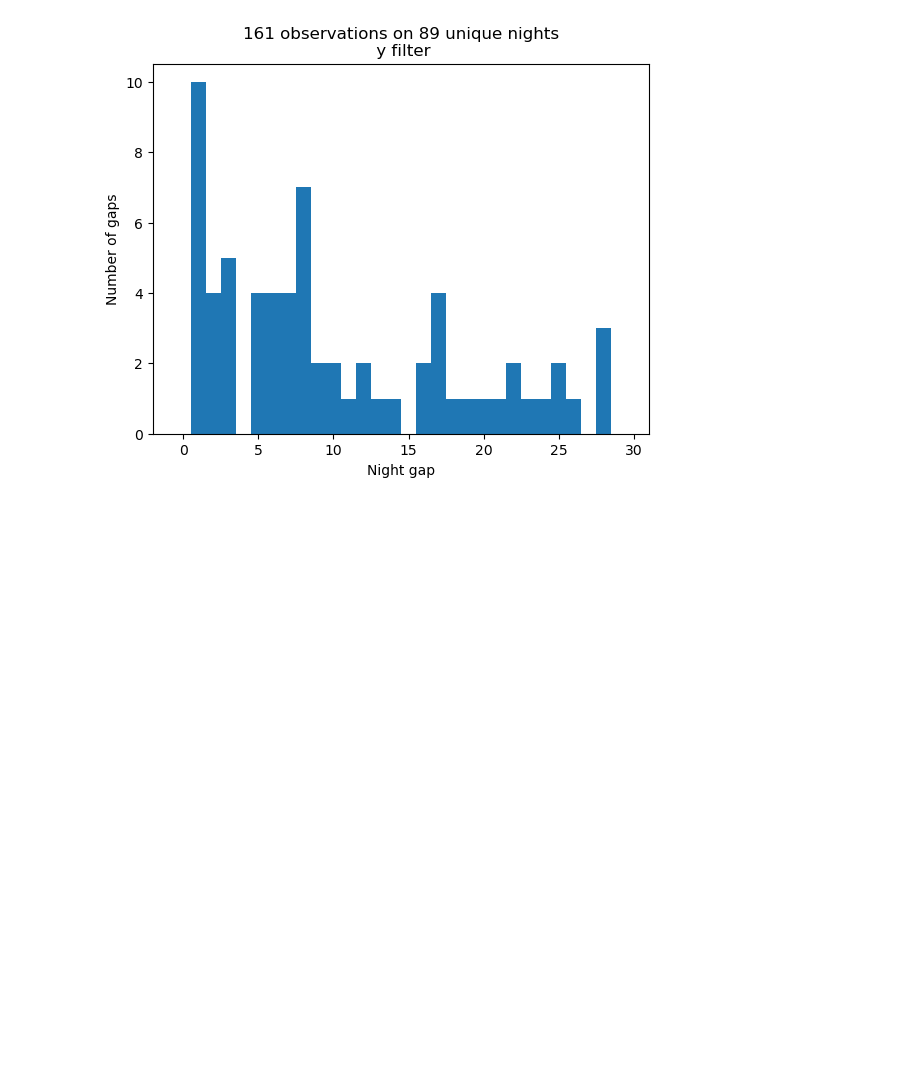
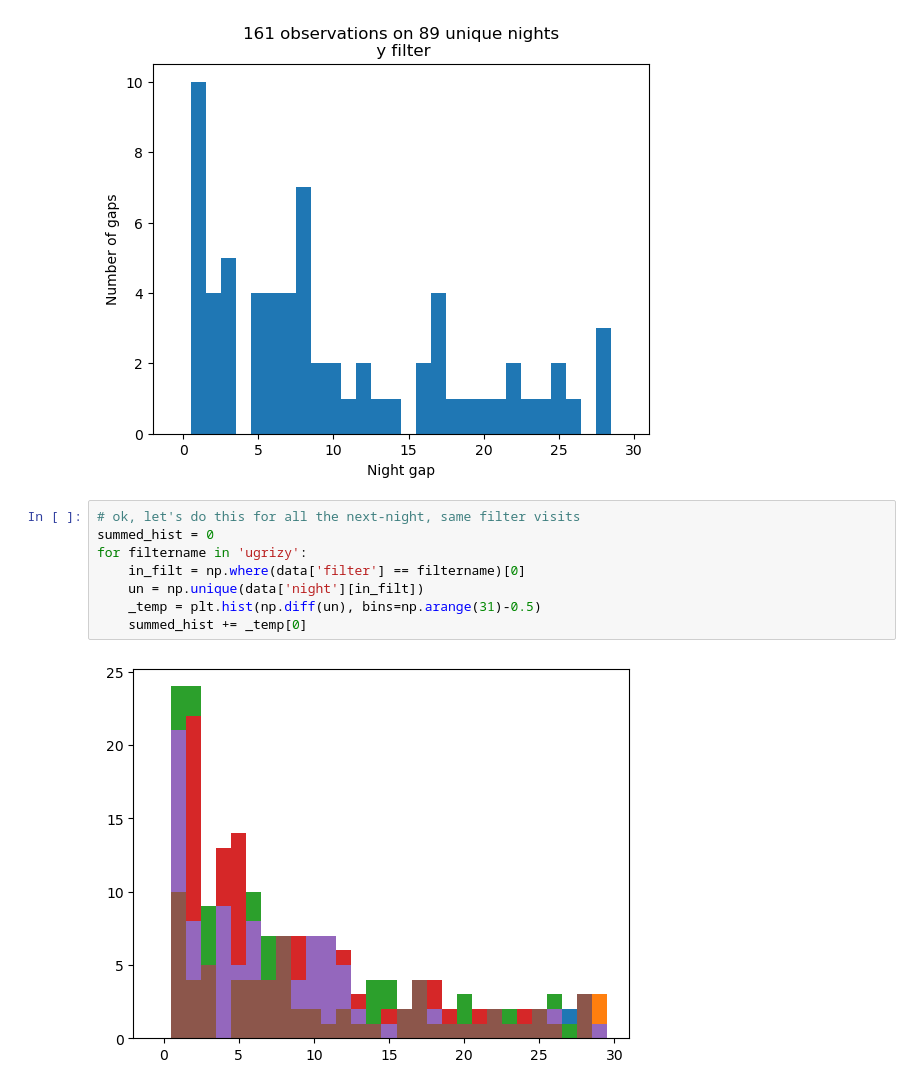
Before and after one commit to yoachim/22_Scratch, a Jupyter notebook: tgaps_debug/tgap_check.ipynb, the cells around one changed output. Saved outputs shown, nothing was run; the diff lists cells and outputs as text; blank space fills up the shorter version.

```diff
--- a/tgaps_debug/tgap_check.ipynb
+++ b/tgaps_debug/tgap_check.ipynb
@@ -49,3 +49,13 @@ for filtername in 'ugrizy':
 [figure]
 [figure]
 [figure]
+# %%
+# ok, let's do this for all the next-night, same filter visits
+summed_hist = 0
+for filtername in 'ugrizy':
+    in_filt = np.where(data['filter'] == filtername)[0]
+    un = np.unique(data['night'][in_filt])
+    _temp = plt.hist(np.diff(un), bins=np.arange(31)-0.5)
+    summed_hist += _temp[0]
+# %% [output]
+[figure, added]
```
Also changed, not shown: parts of 2 cells of this notebook, 2 other files.
